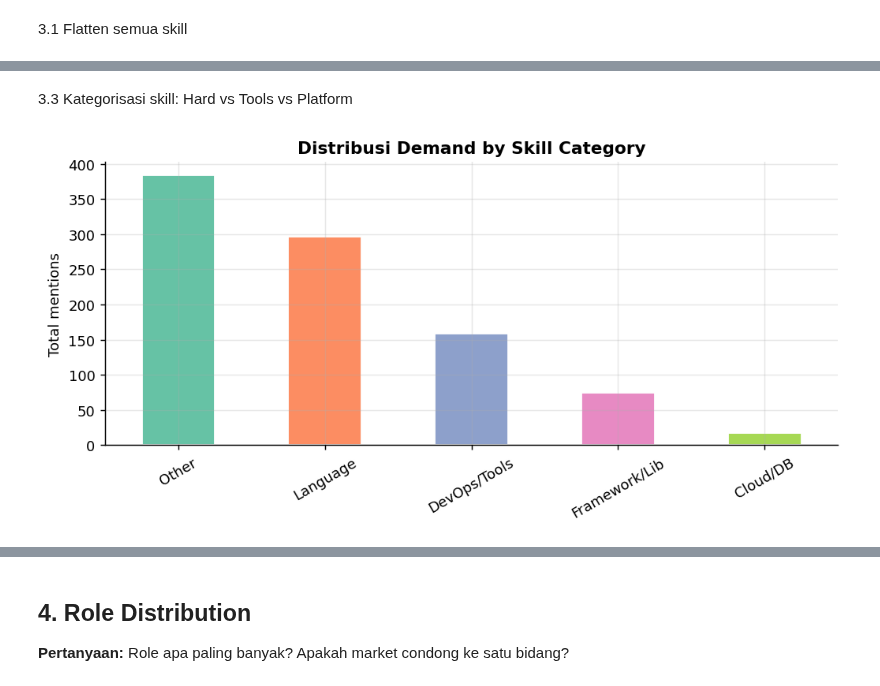
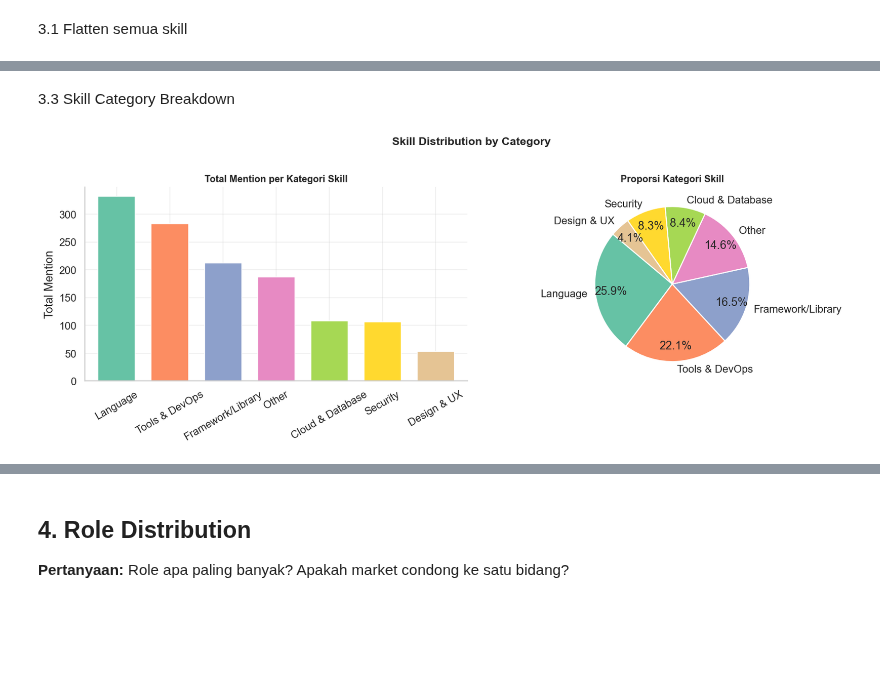
Before and after one commit to ROYALXYZ/magang-in, a Jupyter notebook: local/Local_EDA.ipynb, the cells around one changed output, grey strips where cells are left out. Drawn from its saved outputs; the diff is of its cells as text; code cells hidden in the pictures; blank space fills up the shorter version.

```diff
--- a/local/Local_EDA.ipynb
+++ b/local/Local_EDA.ipynb
@@ -162,12 +166,15 @@ plt.show()
 # %% [markdown]
 3.1 Flatten semua skill
 # %%
-all_skills = [sk for skills in df["skills_list"] for sk in skills]
+all_skills  = [sk for skills in df["skills_list"] for sk in skills]
 skill_counts = Counter(all_skills)
-skill_df = pd.DataFrame(skill_counts.most_common(30), columns=["skill", "count"])
+skill_df     = pd.DataFrame(skill_counts.most_common(), columns=["skill", "count"])
+skill_df["pct"] = (skill_df["count"] / len(df) * 100).round(1)
 
 print(f"Total unique skills : {len(skill_counts)}")
-print(f"\nTop 15 skills:")
-print(skill_df.head(15).to_string(index=False))
+print(f"Total skill mentions: {len(all_skills)}")
+print()
+print("Top 20 skills:")
+print(skill_df.head(20).to_string(index=False))
 # %% [output]
 Total unique skills : 78
@@ -212,36 +224,60 @@ plt.show()
 # %% [markdown]
-3.3 Kategorisasi skill: Hard vs Tools vs Platform
+3.3 Skill Category Breakdown
 # %%
-HARD_SKILLS  = {"python","javascript","typescript","java","sql","php","kotlin","swift","go","r","cpp","c"}
-FRAMEWORK    = {"react","vue","angular","nextjs","django","flask","fastapi","laravel","springboot",
-                "node","express","flutter","tensorflow","pytorch","sklearn","spark","pandas","numpy"}
-TOOLS_DEVOPS = {"git","docker","kubernetes","linux","cicd","postman","agile"}
-CLOUD        = {"aws","gcp","azure","firebase","elasticsearch","mongodb","redis"}
-DESIGN       = {"figma","adobexd","canva"}
-PRODUCTIVITY = {"excel","jupyter","tableau","powerbi"}
+HARD_SKILLS  = {"python", "javascript", "typescript", "java", "sql", "php",
+                "kotlin", "swift", "go", "r", "cpp", "c", "scala"}
+FRAMEWORK    = {"react", "vue", "angular", "nextjs", "astro", "django", "flask",
+                "fastapi", "laravel", "springboot", "node", "express", "aspnet",
+                "ruby on rails", "flutter", "tensorflow", "pytorch", "sklearn",
+                "spark", "pandas", "numpy"}
+TOOLS_DEVOPS = {"git", "docker", "kubernetes", "linux", "cicd", "bash", "postman",
+                "agile", "bitbucket", "ansible", "terraform", "selenium", "appium",
+                "jest", "automation", "testing", "quality assurance"}
+CLOUD        = {"aws", "gcp", "azure", "firebase", "elasticsearch", "mongodb",
+                "redis", "cloud", "nosql", "database"}
+DESIGN       = {"figma", "adobexd", "design system", "user research", "accessibility"}
+SECURITY     = {"security", "network security", "networking", "penetration", "wireshark"}
+OTHER_CAT    = {"api", "graphql", "apollo", "react native", "android", "ios"}
 
 def categorize(skill):
-    if skill in HARD_SKILLS:  return "Language"
-    if skill in FRAMEWORK:    return "Framework/Lib"
-    if skill in TOOLS_DEVOPS: return "DevOps/Tools"
-    if skill in CLOUD:        return "Cloud/DB"
-    if skill in DESIGN:       return "Design"
-    if skill in PRODUCTIVITY: return "Productivity"
+    if skill in HARD_SKILLS:   return "Language"
+    if skill in FRAMEWORK:     return "Framework/Library"
+    if skill in TOOLS_DEVOPS:  return "Tools & DevOps"
+    if skill in CLOUD:         return "Cloud & Database"
+    if skill in DESIGN:        return "Design & UX"
+    if skill in SECURITY:      return "Security"
     return "Other"
 
 skill_df["category"] = skill_df["skill"].apply(categorize)
 cat_counts = skill_df.groupby("category")["count"].sum().sort_values(ascending=False)
 
-fig, ax = plt.subplots(figsize=(8, 4))
-cat_counts.plot(kind="bar", ax=ax, color=sns.color_palette("Set2", len(cat_counts)), edgecolor="white")
-ax.set_title("Distribusi Demand by Skill Category", fontsize=12, fontweight="bold")
-ax.set_xlabel("")
-ax.set_ylabel("Total mentions")
-ax.tick_params(axis="x", rotation=30)
+fig, axes = plt.subplots(1, 2, figsize=(14, 5))
+
+# Bar chart per category
+palette = sns.color_palette("Set2", len(cat_counts))
+cat_counts.plot(kind="bar", ax=axes[0], color=palette, edgecolor="white", width=0.7)
+axes[0].set_title("Total Mention per Kategori Skill", fontsize=11, fontweight="bold")
+axes[0].set_xlabel("")
+axes[0].set_ylabel("Total Mention")
+axes[0].tick_params(axis="x", rotation=30)
+
+# Pie chart
+axes[1].pie(
+    cat_counts.values,
+    labels=cat_counts.index,
+    autopct="%1.1f%%",
+    startangle=140,
+    colors=palette,
+    pctdistance=0.8,
+    wedgeprops={"edgecolor": "white", "linewidth": 1.2}
+)
+axes[1].set_title("Proporsi Kategori Skill", fontsize=11, fontweight="bold")
+
+plt.suptitle("Skill Distribution by Category", fontsize=13, fontweight="bold", y=1.01)
 plt.tight_layout()
 plt.show()
 
-print("\nBreakdown per kategori:")
+print("\nTotal mention per kategori:")
 print(cat_counts.to_string())
 # %% [output]
-[figure, old version]
+[figure, new version]
```
Also changed, not shown: parts of 46 cells of this notebook, 1 other file.
